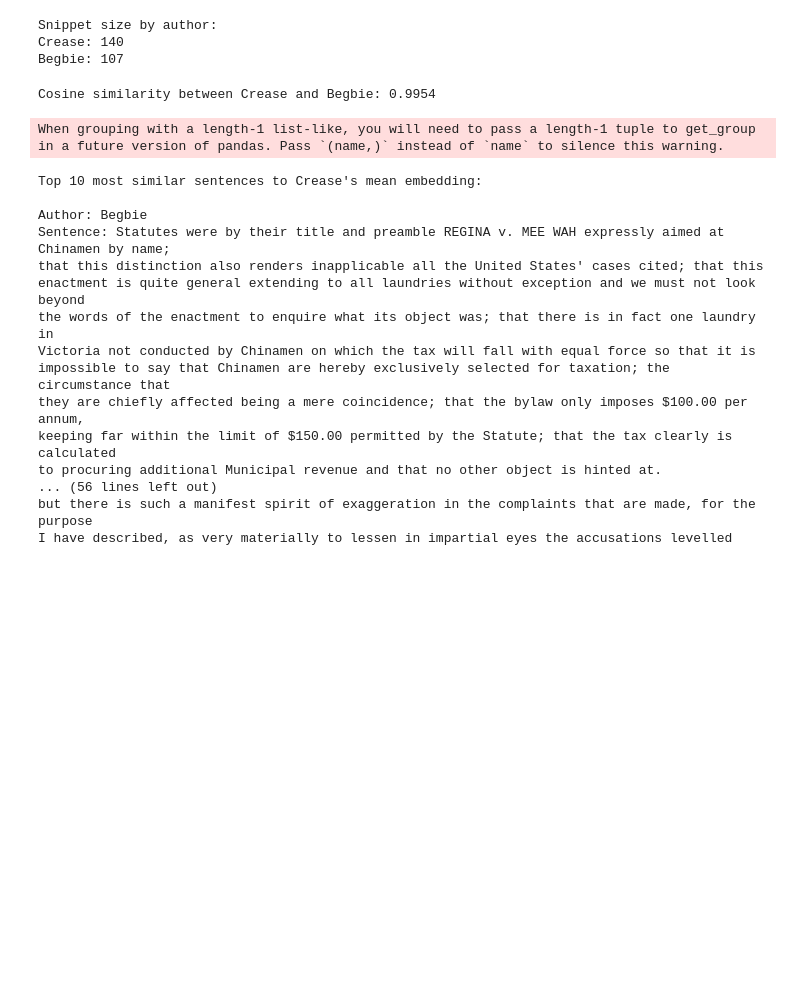
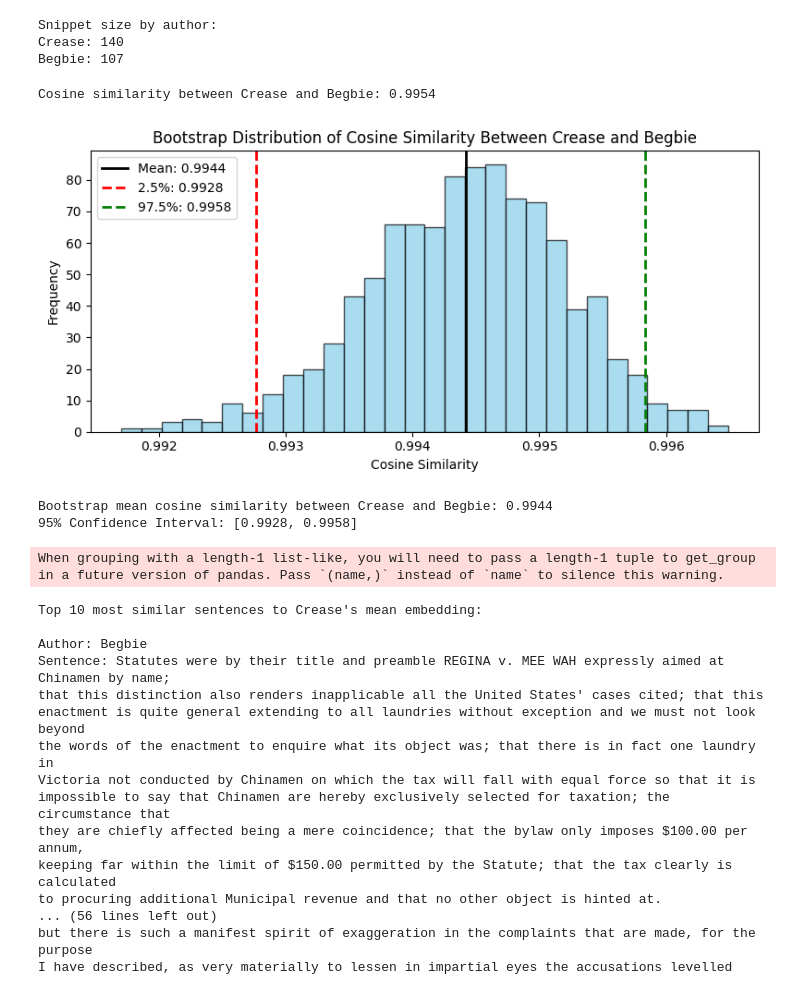
Before and after one commit to ubcecon/praxis-ubc, a Jupyter notebook: HIST_414_Notebooks/NLI/development/text_embeddings.ipynb, the cells around one changed output. Drawn from its saved outputs; the diff is of its cells as text; code cells hidden in the pictures; blank space fills up the shorter version.

Commit message:
included bootstrap sampling to compute a confidence interval for the cosine similarity between two sets of text embeddings.

```diff
--- a/HIST_414_Notebooks/NLI/development/text_embeddings.ipynb
+++ b/HIST_414_Notebooks/NLI/development/text_embeddings.ipynb
@@ -81,14 +81,19 @@ There are 4849 unique tokens in this corpus.
 # Prepare a dictionary to store word embeddings
 word_embeddings = {}
 
-# For each word, get its BERT embedding by feeding it as a single-token input
-for word in unique_tokens:
-    word_inputs = tokenizer(word, return_tensors='pt', truncation=True, max_length=10)
+# Batch processing for efficiency
+batch_size = 32
+batches = [unique_tokens[i:i + batch_size] for i in range(0, len(unique_tokens), batch_size)]
+
+for batch in batches:
+    # Tokenize the batch
+    batch_inputs = tokenizer(batch, return_tensors='pt', padding=True, truncation=True, max_length=10)
     with torch.no_grad():
-        word_outputs = model(**word_inputs)
+        batch_outputs = model(**batch_inputs)
         # Use the [CLS] token embedding as the word embedding
-        word_embedding = word_outputs.last_hidden_state[:, 0, :].squeeze().numpy()
-        word_embeddings[word] = word_embedding
+        for i, word in enumerate(batch):
+            word_embedding = batch_outputs.last_hidden_state[i, 0, :].numpy()
+            word_embeddings[word] = word_embedding
 # %%
 # Print embedding for the word of interest 'chinese'
 
@@ -155,7 +160,8 @@ import plotly.express as px
 df_tsne = pd.DataFrame(tsne_results, columns=['x', 'y'])
 df_tsne['word'] = list(word_embeddings.keys())
 # Highlight the word 'chinese' in the plot
-df_tsne['highlight'] = df_tsne['word'].apply(lambda x: 'chinese' if x == 'chinese' else '')
+keywords = ["chinese", "china", "chinaman", "chinamen"]
+df_tsne['highlight'] = df_tsne['word'].apply(lambda x: x if x in keywords else '')
 
 fig = px.scatter(
     df_tsne,
@@ -306,6 +310,63 @@ sim_crease_begbie = cosine_similarity(mean_crease, mean_begbie)[0, 0]
 print(f"Cosine similarity between Crease and Begbie: {sim_crease_begbie:.4f}")
 # %% [output]
 Cosine similarity between Crease and Begbie: 0.9954
+# %%
+import matplotlib.pyplot as plt
+# We can bootstrap the similarity score to get a confidence interval
+crease_embeddings = np.array(embeddings_dict["Crease"])
+begbie_embeddings = np.array(embeddings_dict["Begbie"])
+
+# Convert to arrays
+crease_embeddings = np.vstack(crease_embeddings)
+begbie_embeddings = np.vstack(begbie_embeddings)
+
+n_boot = 1000
+cosine_scores = []
+
+for _ in range(n_boot):
+    # Sample with replacement
+    crease_sample = crease_embeddings[np.random.choice(len(crease_embeddings), size=len(crease_embeddings), replace=True)]
+    begbie_sample = begbie_embeddings[np.random.choice(len(begbie_embeddings), size=len(begbie_embeddings), replace=True)]
+
+    # Compute mean embeddings
+    mean_crease_boot = np.mean(crease_sample, axis=0, keepdims=True)
+    mean_begbie_boot = np.mean(begbie_sample, axis=0, keepdims=True)
+
+    # Compute cosine similarity
+    cos_sim = cosine_similarity(mean_crease_boot, mean_begbie_boot)[0][0]
+    cosine_scores.append(cos_sim)
+
+# Convert to numpy array
+cosine_scores = np.array(cosine_scores)
+
+# Compute 95% confidence interval
+lower = np.percentile(cosine_scores, 2.5)
+upper = np.percentile(cosine_scores, 97.5)
+mean_sim = np.mean(cosine_scores)
+
+# Plot the bootstrap distribution
+plt.figure(figsize=(8, 4))
+plt.hist(cosine_scores, bins=30, color='skyblue', edgecolor='black', alpha=0.7)
+
+# Add lines for mean and confidence interval
+plt.axvline(mean_sim, color='black', linestyle='-', linewidth=2, label=f'Mean: {mean_sim:.4f}')
+plt.axvline(lower, color='red', linestyle='--', linewidth=2, label=f'2.5%: {lower:.4f}')
+plt.axvline(upper, color='green', linestyle='--', linewidth=2, label=f'97.5%: {upper:.4f}')
+
+plt.title('Bootstrap Distribution of Cosine Similarity Between Crease and Begbie')
+plt.xlabel('Cosine Similarity')
+plt.ylabel('Frequency')
+plt.legend()
+plt.tight_layout()
+plt.show()
+
+# Print the results
+print(f"Bootstrap mean cosine similarity between Crease and Begbie: {mean_sim:.4f}")
+print(f"95% Confidence Interval: [{lower:.4f}, {upper:.4f}]")
+# %% [output]
+[figure, added]
+Bootstrap mean cosine similarity between Crease and Begbie: 0.9944
+95% Confidence Interval: [0.9928, 0.9958]
 # %%
 # Create UMAP projection for visualization
 import umap
```
Also changed, not shown: parts of 2 cells of this notebook, 1 other file.
